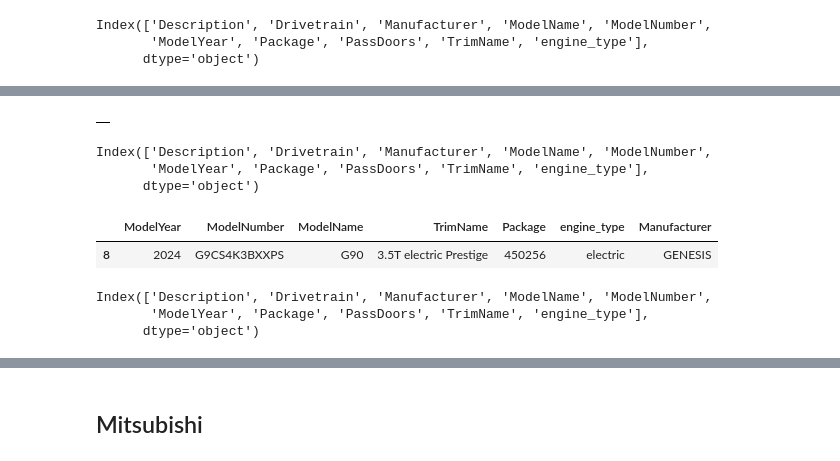
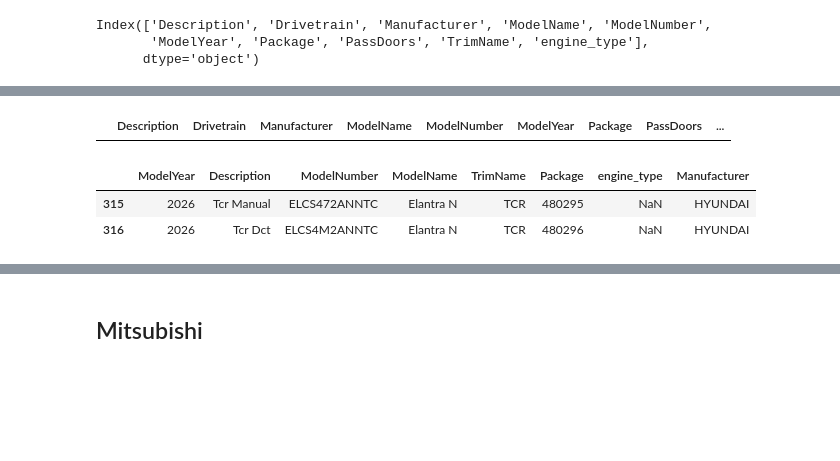
Before and after one commit to MeliPax/OEM_Accessories_v1, a Jupyter notebook: accy_v2/model_lookup/veh_model_service.ipynb, the cells around one changed output, grey strips where cells are left out. Saved outputs shown, nothing was run; the diff lists cells and outputs as text; code cells hidden in the pictures; blank space fills up the shorter version.

```diff
--- a/accy_v2/model_lookup/veh_model_service.ipynb
+++ b/accy_v2/model_lookup/veh_model_service.ipynb
@@ -372,31 +372,56 @@ make_df_hyundai[
 # %%
 
 make = "Hyundai"
-year = 2024
-keywords = ['Elantra', "TCR"]
+year = 2026
+keywords =  ['tucson', 'xrt']
 
 
 search_models_by_description(make, year, keywords)
 # %% [output]
-|  |
+|  | Description | Drivetrain | Manufacturer | ModelName | ModelNumber | ModelYear | Package | PassDoors | ... |
-# %%
-model_number_db.columns
-# %% [output]
-Index(['Description', 'Drivetrain', 'Manufacturer', 'ModelName', 'ModelNumber',
-       'ModelYear', 'Package', 'PassDoors', 'TrimName', 'engine_type'],
-      dtype='object')
 # %%
 
-year = 2024
-Manufacturer = "Genesis"
-ModelName = 'G90'
+year = 2026
+Manufacturer = "hyundai"
+ModelName = "elantra"
+trimName  = 'TCR'
+
+# ModelName = "ioniq 5"
+# trimName  = 'n'
+
+# ModelName = "santa cruz"
+# trimName  = 'pref'
+
+# ModelName = "santa cruz"
+# trimName  = 'ult'
+
+# ModelName = "santa cruz"
+# trimName  = 'xrt'
+
+# ModelName = "santa fe"
+# trimName  = 'calli'
+
+# ModelName = "santa fe"
+# trimName  = 'lux'
+
+# ModelName = "santa fe"
+# trimName  = 'xrt'
+
+# ModelName = "tucson"
+# trimName  = 'xrt'
+
+
+
 
 model_number_db[
     (1==1)
     & (model_number_db["ModelYear"] == year)
     & (model_number_db["Manufacturer"].str.contains(Manufacturer, case=False))
-    & (model_number_db["ModelName"].str.contains(ModelName, case=False, na=False))
-    ][["ModelYear", "ModelNumber", "ModelName", "TrimName", "Package", "engine_type","Manufacturer"]]
+        & (model_number_db["ModelName"].str.contains(ModelName, case=False, na=False))
+        & (model_number_db["TrimName"].str.contains(trimName, case=False, na=False))
+
+    ][["ModelYear","Description", "ModelNumber", "ModelName", "TrimName", "Package", "engine_type","Manufacturer"]]
 # %% [output]
-|  | ModelYear | ModelNumber | ModelName | TrimName | Package | engine_type | Manufacturer |
-| 8 | 2024 | G9CS4K3BXXPS | G90 | 3.5T electric Prestige | 450256 | electric | GENESIS |
+|  | ModelYear | Description | ModelNumber | ModelName | TrimName | Package | engine_type | Manufacturer |
+| 315 | 2026 | Tcr Manual | ELCS472ANNTC | Elantra N | TCR | 480295 | NaN | HYUNDAI |
+| 316 | 2026 | Tcr Dct | ELCS4M2ANNTC | Elantra N | TCR | 480296 | NaN | HYUNDAI |
@@ -405,6 +427,0 @@ mitsubishi_df = model_number_db[model_number_db["Manufacturer"].str.contains("mi
-# %%
-mitsubishi_df.columns
-# %% [output]
-Index(['Description', 'Drivetrain', 'Manufacturer', 'ModelName', 'ModelNumber',
-       'ModelYear', 'Package', 'PassDoors', 'TrimName', 'engine_type'],
-      dtype='object')
```
Also changed, not shown: parts of 14 cells of this notebook, 31 other files.
